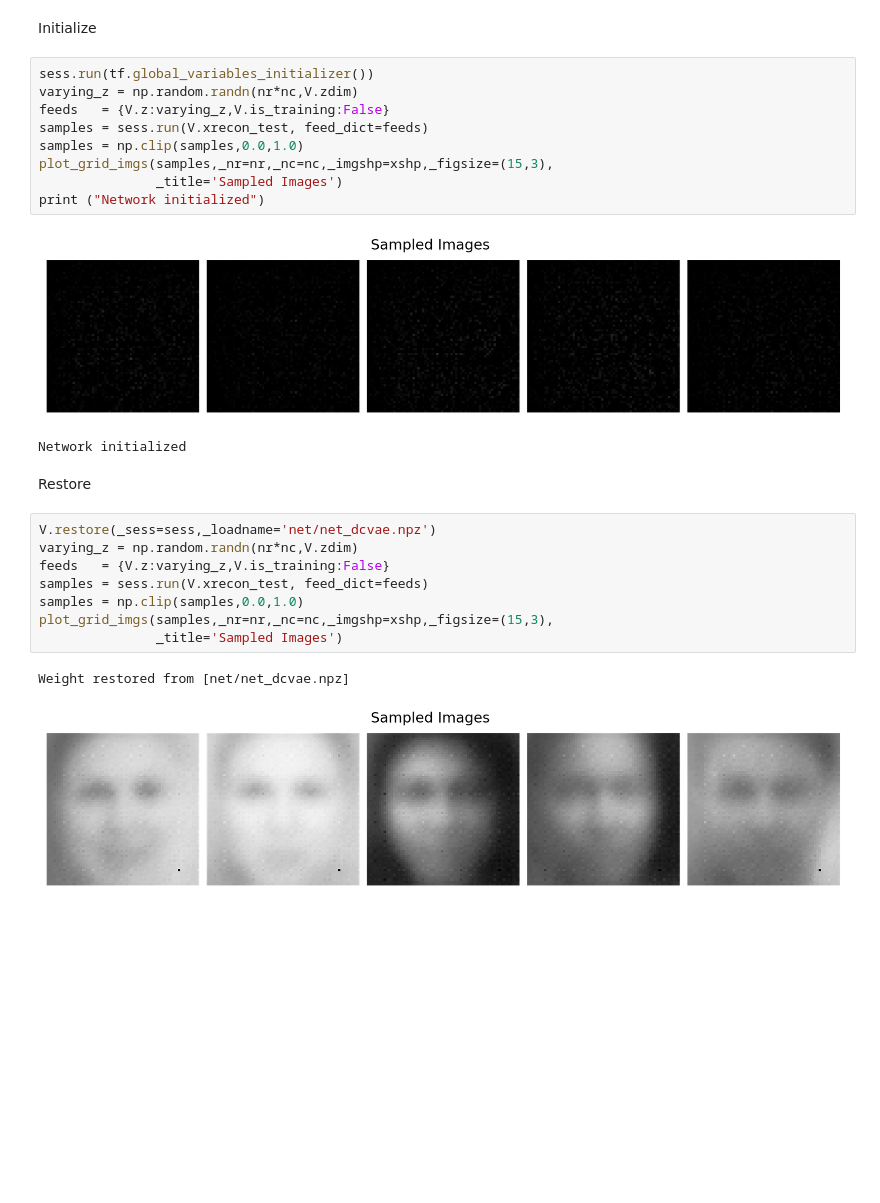
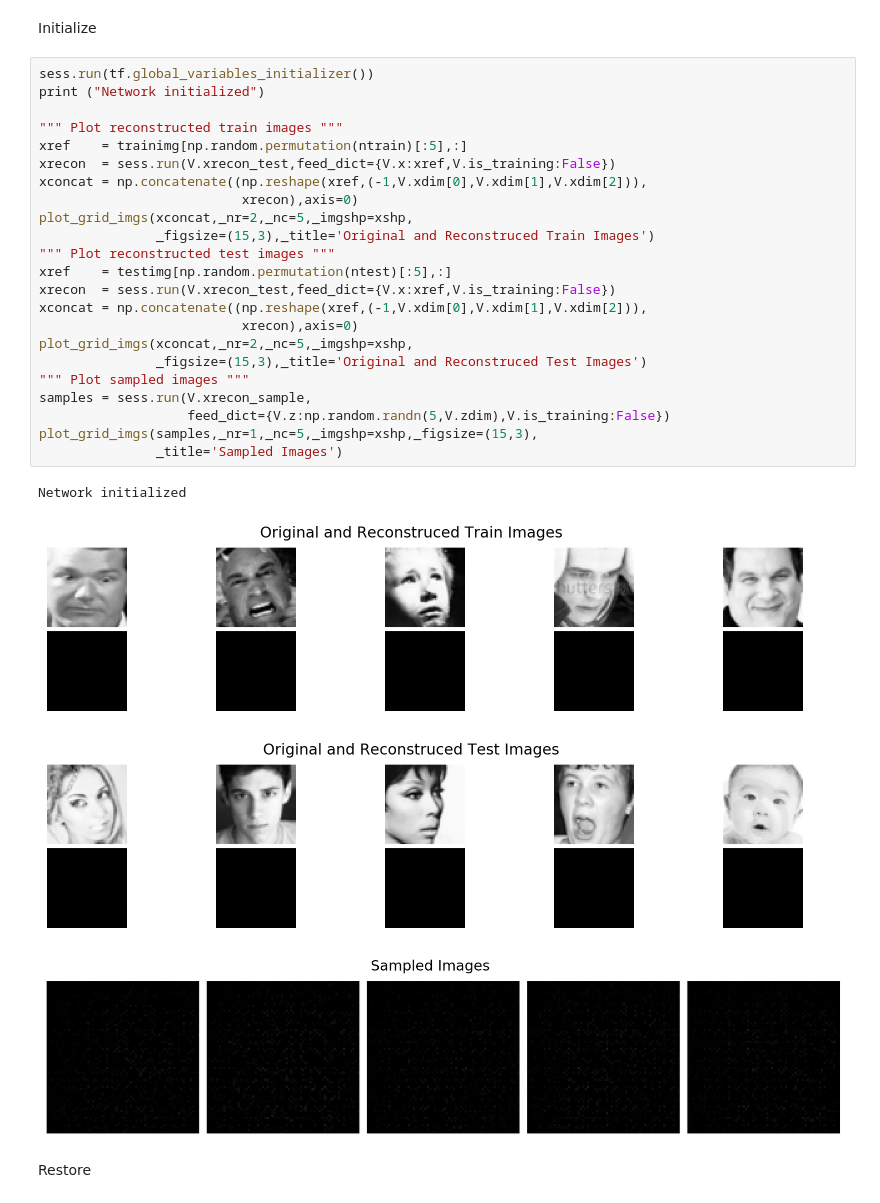
Before and after one commit to sjchoi86/deep-uncertainty, a Jupyter notebook: code/demo_basic_dcvae.ipynb, the cells around one changed output. Saved outputs shown, nothing was run; the diff lists cells and outputs as text; blank space fills up the shorter version.

```diff
--- a/code/demo_basic_dcvae.ipynb
+++ b/code/demo_basic_dcvae.ipynb
@@ -123,27 +123,32 @@ V.save(_sess=sess,_savename='net/net_dcvae.npz')
 # %% [markdown]
 Initialize
-# %%
-sess.run(tf.global_variables_initializer())
-varying_z = np.random.randn(nr*nc,V.zdim)
-feeds   = {V.z:varying_z,V.is_training:False}
-samples = sess.run(V.xrecon_test, feed_dict=feeds)
-samples = np.clip(samples,0.0,1.0)
-plot_grid_imgs(samples,_nr=nr,_nc=nc,_imgshp=xshp,_figsize=(15,3),
-               _title='Sampled Images')
-print ("Network initialized")
-# %% [output]
-[figure, removed]
-Network initialized
+# %%
+sess.run(tf.global_variables_initializer())
+print ("Network initialized")
+
+""" Plot reconstructed train images """
+xref    = trainimg[np.random.permutation(ntrain)[:5],:]
+xrecon  = sess.run(V.xrecon_test,feed_dict={V.x:xref,V.is_training:False})
+xconcat = np.concatenate((np.reshape(xref,(-1,V.xdim[0],V.xdim[1],V.xdim[2])),
+                          xrecon),axis=0)
+plot_grid_imgs(xconcat,_nr=2,_nc=5,_imgshp=xshp,
+               _figsize=(15,3),_title='Original and Reconstruced Train Images')
+""" Plot reconstructed test images """
+xref    = testimg[np.random.permutation(ntest)[:5],:]
+xrecon  = sess.run(V.xrecon_test,feed_dict={V.x:xref,V.is_training:False})
+xconcat = np.concatenate((np.reshape(xref,(-1,V.xdim[0],V.xdim[1],V.xdim[2])),
+                          xrecon),axis=0)
+plot_grid_imgs(xconcat,_nr=2,_nc=5,_imgshp=xshp,
+               _figsize=(15,3),_title='Original and Reconstruced Test Images')
+""" Plot sampled images """
+samples = sess.run(V.xrecon_sample,
+                   feed_dict={V.z:np.random.randn(5,V.zdim),V.is_training:False})
+plot_grid_imgs(samples,_nr=1,_nc=5,_imgshp=xshp,_figsize=(15,3),
+               _title='Sampled Images')
+# %% [output]
+Network initialized
+[figure, added]
+[figure, added]
+[figure, added]
 # %% [markdown]
 Restore
-# %%
-V.restore(_sess=sess,_loadname='net/net_dcvae.npz')
-varying_z = np.random.randn(nr*nc,V.zdim)
-feeds   = {V.z:varying_z,V.is_training:False}
-samples = sess.run(V.xrecon_test, feed_dict=feeds)
-samples = np.clip(samples,0.0,1.0)
-plot_grid_imgs(samples,_nr=nr,_nc=nc,_imgshp=xshp,_figsize=(15,3),
-               _title='Sampled Images')
-# %% [output]
-Weight restored from [net/net_dcvae.npz]
-[figure, removed]
```
Also changed, not shown: parts of 4 cells of this notebook, 4 other files.
